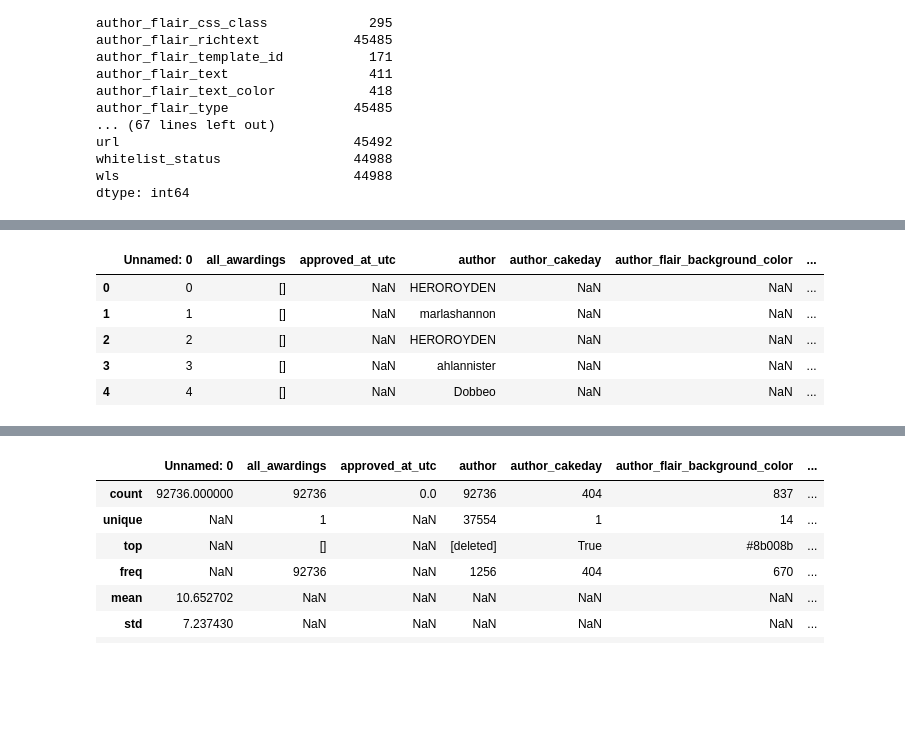
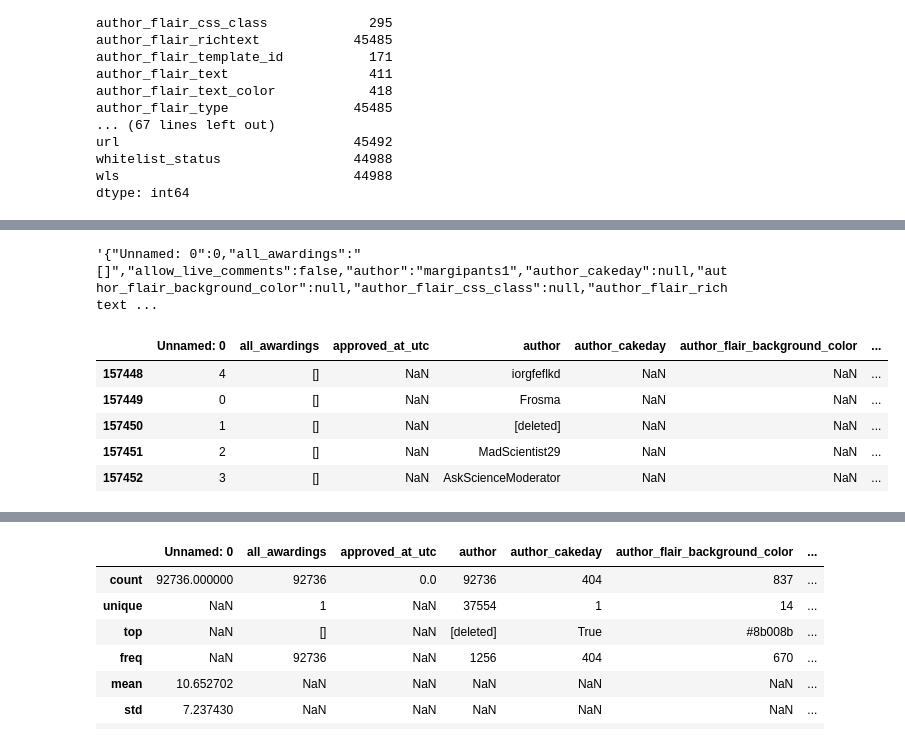
Before and after one commit to sub-stats/ds, a Jupyter notebook: data-exploration.ipynb, the cells around one changed output, grey strips where cells are left out. Drawn from its saved outputs; the diff is of its cells as text; code cells hidden in the pictures; blank space fills up the shorter version.

```diff
--- a/data-exploration.ipynb
+++ b/data-exploration.ipynb
@@ -140,10 +148,16 @@ dtype: int64
+# %%
+import json
+
+ninty_days.iloc[0].to_json()
+# %% [output]
+'{"Unnamed: 0":0,"all_awardings":"[]","allow_live_comments":false,"author":"margipants1","author_cakeday":null,"author_flair_background_color":null,"author_flair_css_class":null,"author_flair_richtext ...
 # %%
 comments = pd.read_csv('4-30-to-7-29-comments.csv')
-comments.head()
+comments.tail()
 # %% [output]
 |  | Unnamed: 0 | all_awardings | approved_at_utc | author | author_cakeday | author_flair_background_color | ... |
-| 0 | 0 | [] | NaN | HEROROYDEN | NaN | NaN | ... |
-| 1 | 1 | [] | NaN | marlashannon | NaN | NaN | ... |
-| 2 | 2 | [] | NaN | HEROROYDEN | NaN | NaN | ... |
-| 3 | 3 | [] | NaN | ahlannister | NaN | NaN | ... |
-| 4 | 4 | [] | NaN | Dobbeo | NaN | NaN | ... |
+| 157448 | 4 | [] | NaN | iorgfeflkd | NaN | NaN | ... |
+| 157449 | 0 | [] | NaN | Frosma | NaN | NaN | ... |
+| 157450 | 1 | [] | NaN | [deleted] | NaN | NaN | ... |
+| 157451 | 2 | [] | NaN | MadScientist29 | NaN | NaN | ... |
+| 157452 | 3 | [] | NaN | AskScienceModerator | NaN | NaN | ... |
```
Also changed, not shown: parts of 7 cells of this notebook, 1 other file.
